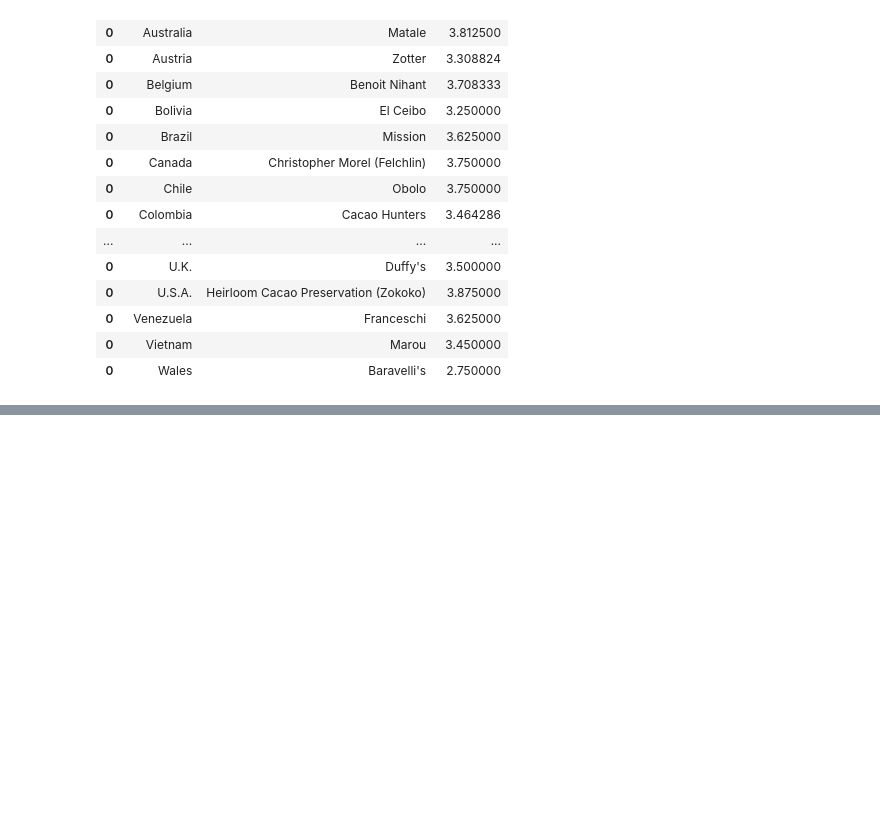
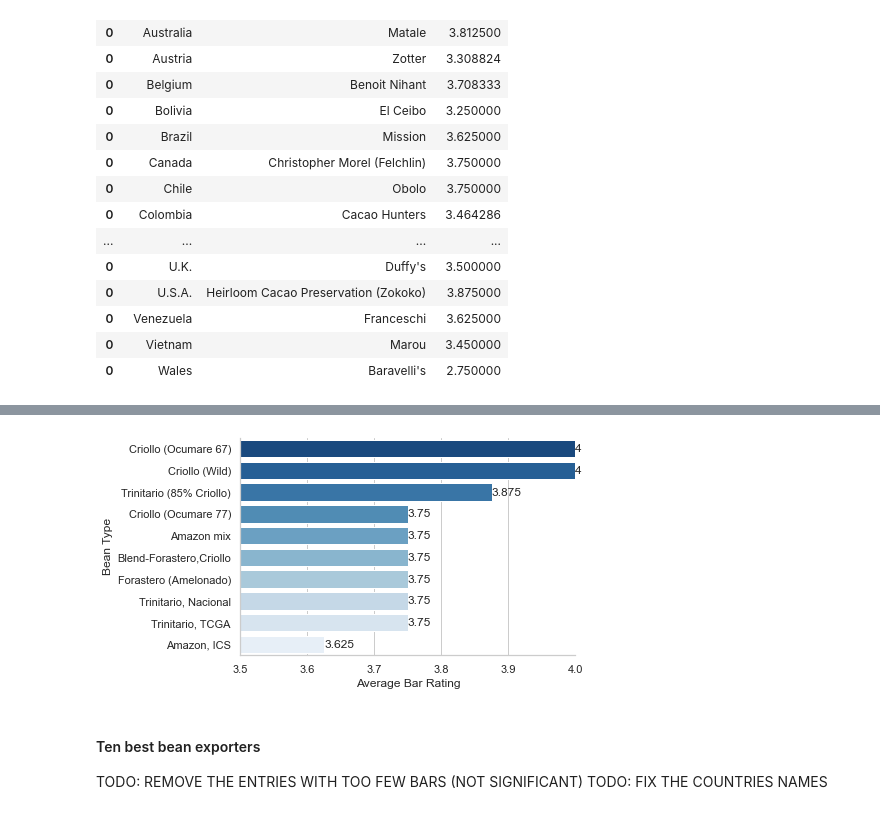
Before and after one commit to loris2222/ChocoData, a Jupyter notebook: code/Companies and Chocostats.ipynb, the cells around one changed output, grey strips where cells are left out. Cells and saved outputs as stored; diff of their text form; code cells hidden in the pictures; blank space fills up the shorter version.

```diff
--- a/code/Companies and Chocostats.ipynb
+++ b/code/Companies and Chocostats.ipynb
@@ -122,0 +194,41 @@ loc_companies.sort_values('country')
+# %%
+# Get a list of all the unique cocoa bean types
+beans = chocodata.bean_type.unique()
+# %%
+# Create the DataFrame that collects the average grade with respect to the cocoa percentage
+d = { 'bean_type': [],
+      'avg_rating': []
+    }
+avg_bean_type = pd.DataFrame(d)
+
+# Foreach bean type, compute its average evaluation
+for b in beans:
+    bars = chocodata[chocodata.bean_type == b]
+    mean_rating = bars['rating'].mean()
+    d = pd.DataFrame(
+        {'bean_type': [b],
+         'avg_rating': [mean_rating]})
+    tmp = [avg_bean_type, d]
+    avg_bean_type = pd.concat(tmp)
+
+# Remove all the grades linked to an unknown bean type
+avg_bean_type = avg_bean_type[avg_bean_type.bean_type != 'unknown']
+
+# Extract the 10 better bean types, in terms of average rating
+ten_better_types = avg_bean_type.nlargest(10, columns=['avg_rating'])
+# %%
+# Plot the data through a horizontal barplot
+ax = sns.barplot(data=ten_better_types, x='avg_rating', y='bean_type', palette=palette)
+ax.set(xlabel='Average Bar Rating', ylabel='Bean Type')
+ax.bar_label(ax.containers[0])
+ax.set(xlim=(3.5, 4))
+sns.despine()
+
+plt.savefig('images/best_beanTypes.pdf')
+# %% [output]
+[figure, added]
+# %% [markdown]
+#### Ten best bean exporters
+
+TODO: REMOVE THE ENTRIES WITH TOO FEW BARS (NOT SIGNIFICANT)
+TODO: FIX THE COUNTRIES NAMES
```
Also changed, not shown: parts of 16 cells of this notebook, 5 other files.
